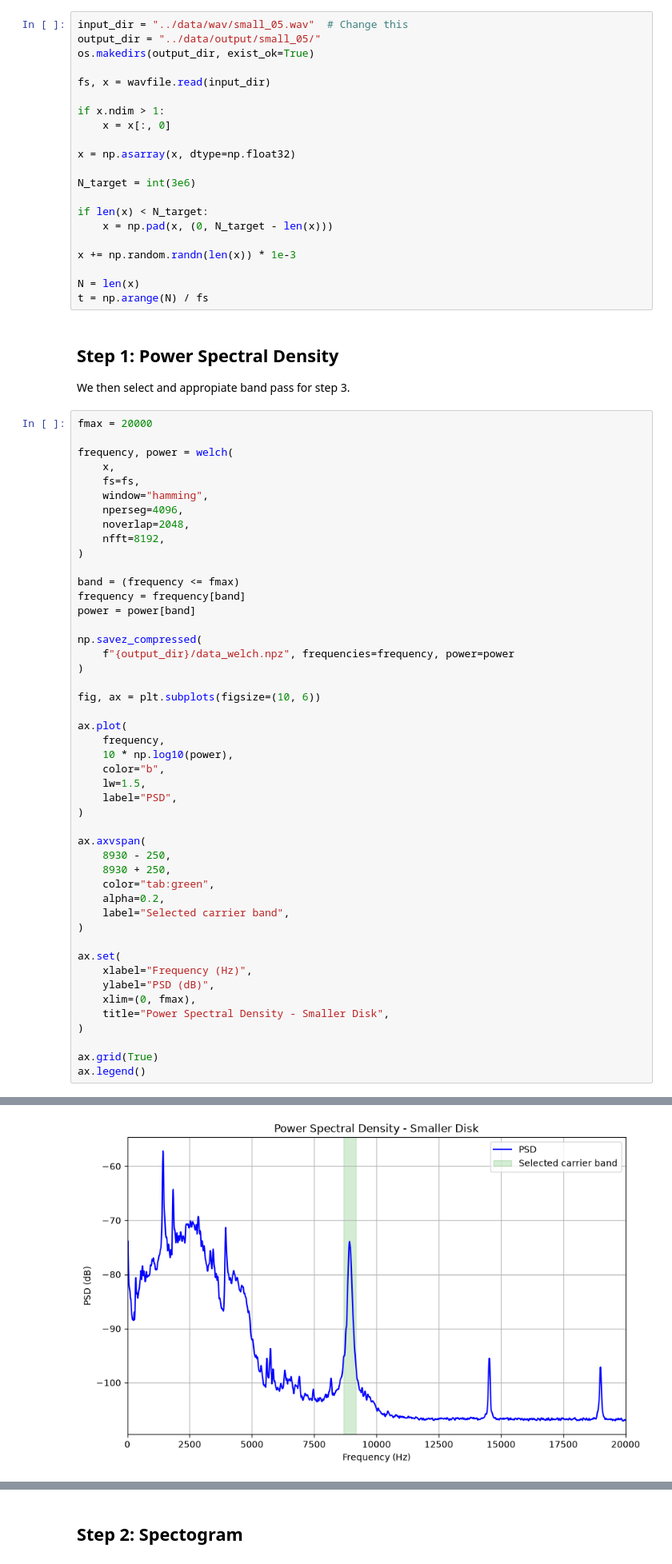
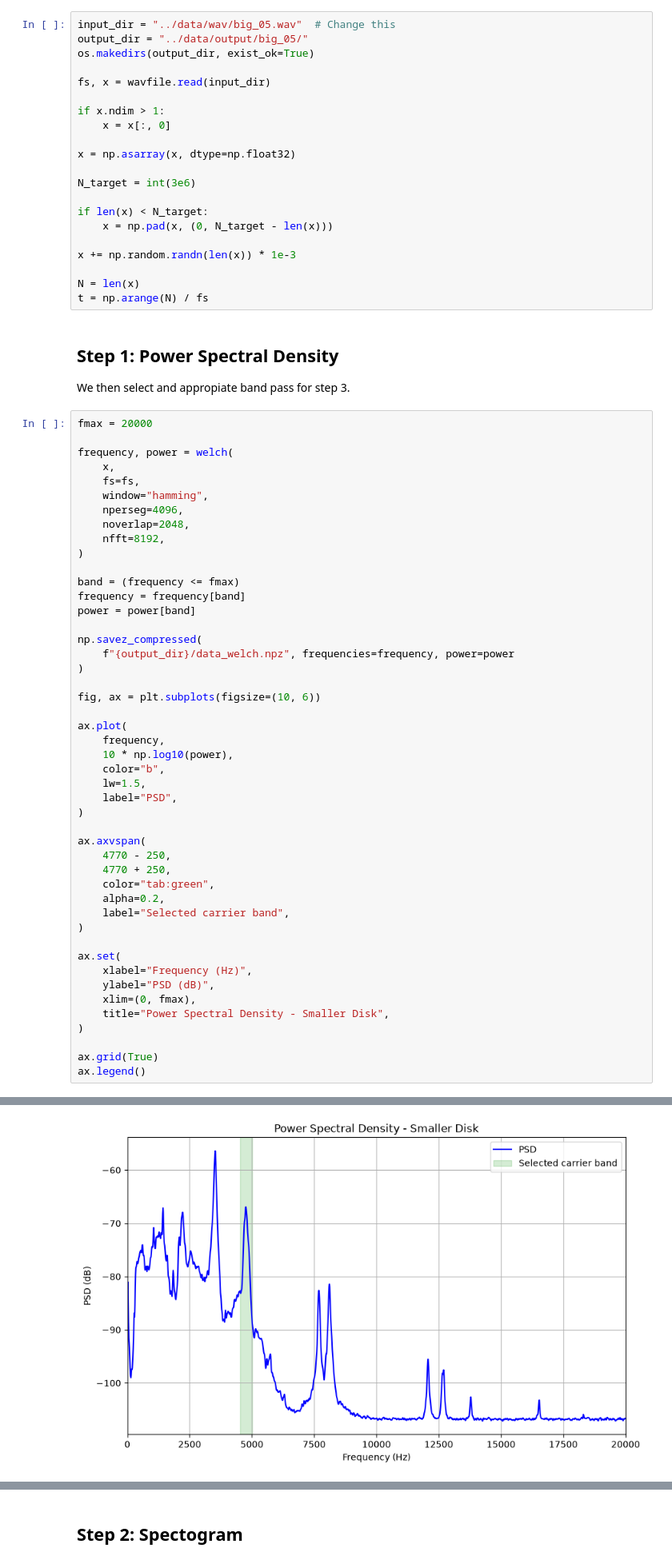
Before and after one commit to dysk0zero/EulerDisk, a Jupyter notebook: notebooks/main.ipynb, the cells around one changed output, grey strips where cells are left out. Shown at 80% size. Cells and saved outputs as stored; diff of their text form.

```diff
--- a/notebooks/main.ipynb
+++ b/notebooks/main.ipynb
@@ -27,8 +27,8 @@ tmax=t0+0.5
 # %% [markdown]
 ## Load your sample
 # %%
-input_dir = "../data/wav/small_05.wav"  # Change this
-output_dir = "../data/output/small_05/"
+input_dir = "../data/wav/big_05.wav"  # Change this
+output_dir = "../data/output/big_05/"
 os.makedirs(output_dir, exist_ok=True)
 
 fs, x = wavfile.read(input_dir)
@@ -70,36 +70,36 @@ np.savez_compressed(
     f"{output_dir}/data_welch.npz", frequencies=frequency, power=power
 )
 
 fig, ax = plt.subplots(figsize=(10, 6))
 
 ax.plot(
     frequency,
     10 * np.log10(power),
     color="b",
     lw=1.5,
     label="PSD",
 )
 
 ax.axvspan(
-    8930 - 250,
-    8930 + 250,
+    4770 - 250,
+    4770 + 250,
     color="tab:green",
     alpha=0.2,
     label="Selected carrier band",
 )
 
 ax.set(
     xlabel="Frequency (Hz)",
     ylabel="PSD (dB)",
     xlim=(0, fmax),
     title="Power Spectral Density - Smaller Disk",
 )
 
 ax.grid(True)
 ax.legend()
 # %% [output]
 <matplotlib.legend.Legend at 0x...>
-[figure, old version]
+[figure, new version]
 # %%
 peaks = ed.peaks(
     input_path=f"{output_dir}/data_welch.npz",
```
Also changed, not shown: parts of 9 cells of this notebook.
